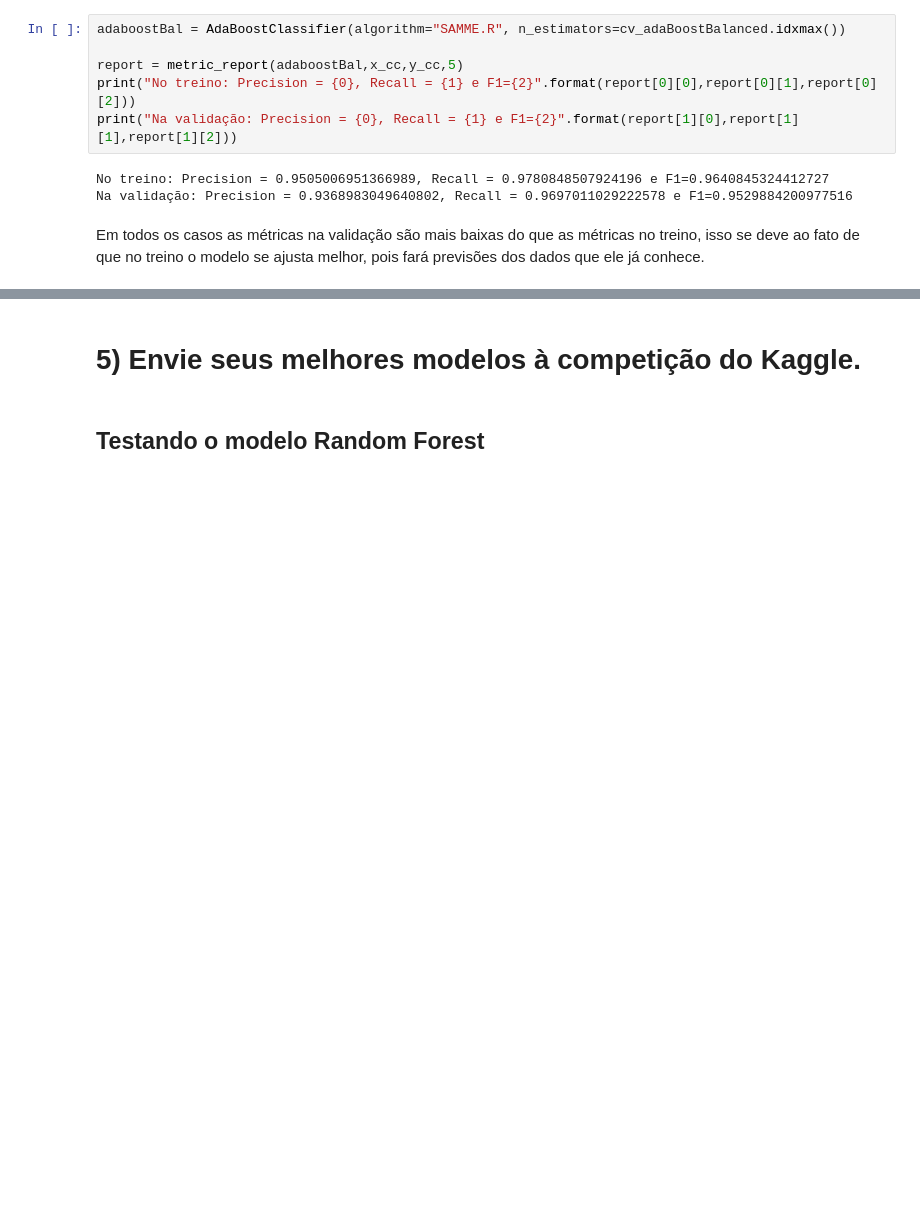
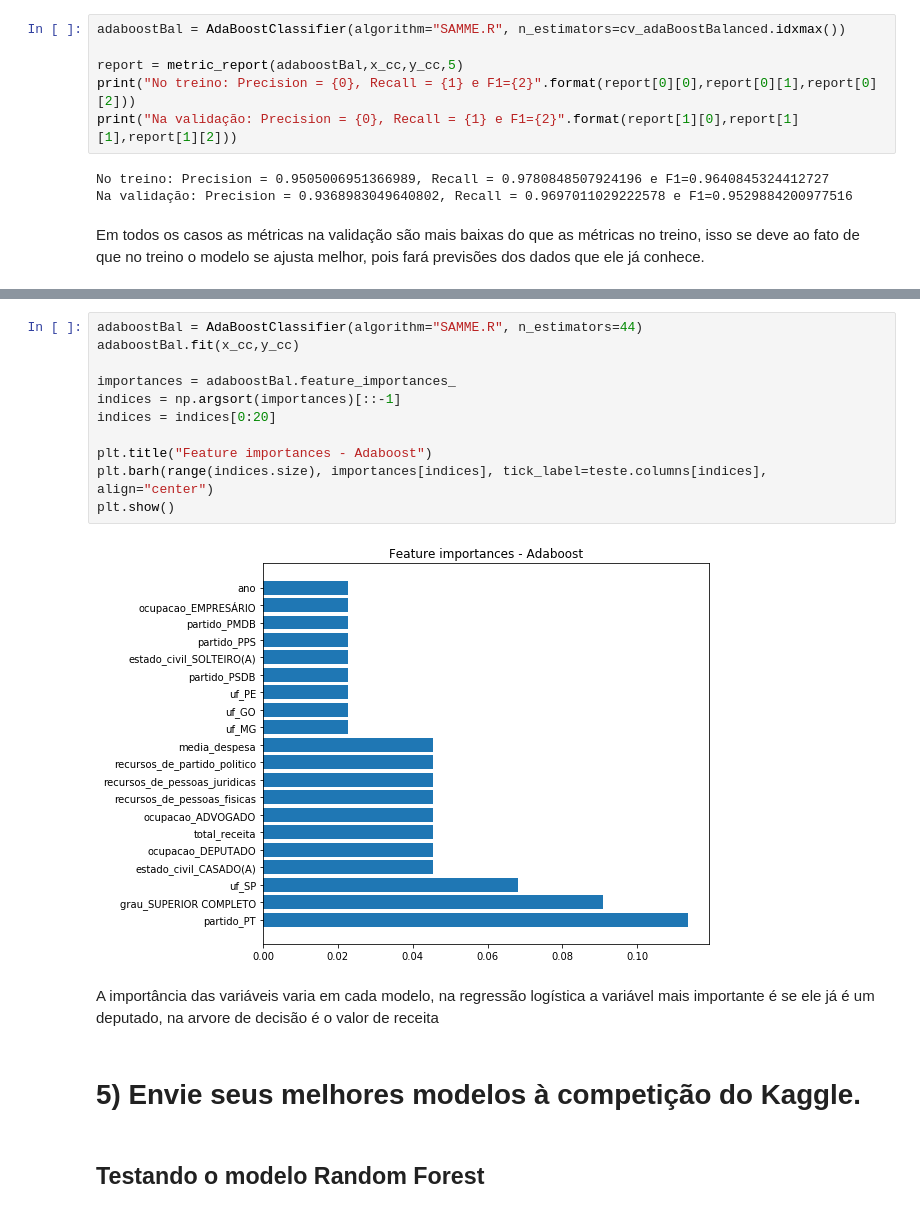
Before and after one commit to RenatoEly/aprendizagemDeMaquina, a Jupyter notebook: Ex4/previsao_deputados.ipynb, the cells around one changed output, grey strips where cells are left out. Saved outputs shown, nothing was run; the diff lists cells and outputs as text; blank space fills up the shorter version.

```diff
--- a/Ex4/previsao_deputados.ipynb
+++ b/Ex4/previsao_deputados.ipynb
@@ -378,3 +408,18 @@ Em todos os casos as métricas na validação são mais baixas do que as métric
+# %%
+adaboostBal = AdaBoostClassifier(algorithm="SAMME.R", n_estimators=44)
+adaboostBal.fit(x_cc,y_cc)
+
+importances = adaboostBal.feature_importances_
+indices = np.argsort(importances)[::-1]
+indices = indices[0:20]
+
+plt.title("Feature importances - Adaboost")
+plt.barh(range(indices.size), importances[indices], tick_label=teste.columns[indices], align="center")
+plt.show()
+# %% [output]
+[figure, added]
+# %% [markdown]
+A importância das variáveis varia em cada modelo, na regressão logística a variável mais importante é se ele já é um deputado, na arvore de decisão é o valor de receita
 # %% [markdown]
 # 5) Envie seus melhores modelos à competição do Kaggle.
 # %% [markdown]
```
Also changed, not shown: parts of 4 cells of this notebook, 1 other file.
